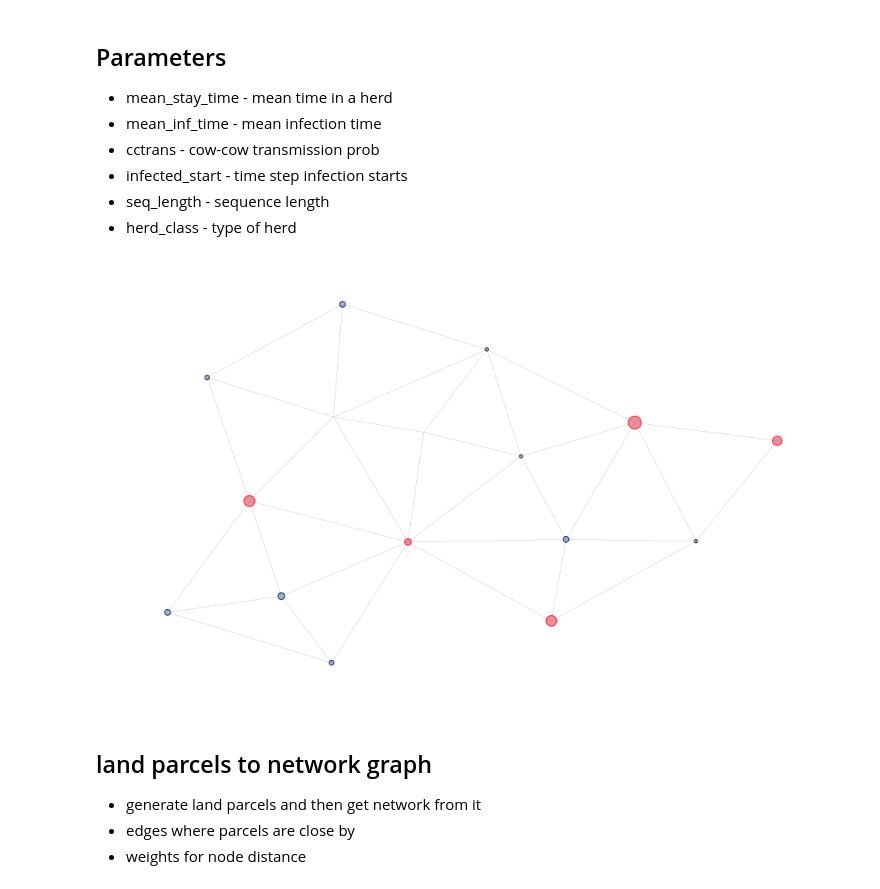
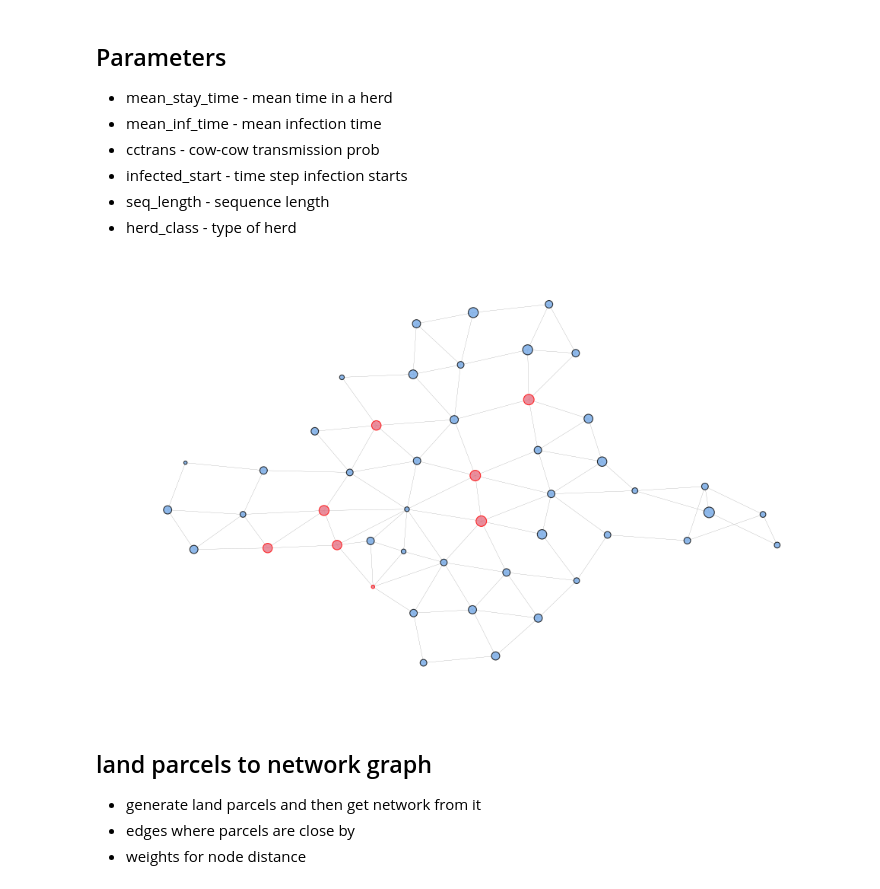
Before and after one commit to dmnfarrell/btbabm, a Jupyter notebook: notebooks/abm_simulation.ipynb, the cells around one changed output. Drawn from its saved outputs; the diff is of its cells as text; code cells hidden in the pictures.

```diff
--- a/notebooks/abm_simulation.ipynb
+++ b/notebooks/abm_simulation.ipynb
@@ -34,11 +36,11 @@ from btbabm import utils
 * seq_length - sequence length
 * herd_class - type of herd
 # %%
-model = models.FarmPathogenModel(F=10,C=20,S=6)
+model = models.FarmPathogenModel(F=40,C=200,S=8)
 fig,ax=plt.subplots(1,1,figsize=(10,6))
 utils.plot_grid(model,ax=ax,colorby='loc_type')
 # %% [output]
-[figure, old version]
+[figure, new version]
 # %% [markdown]
 ## land parcels to network graph
 
```
Also changed, not shown: parts of 19 cells of this notebook, 6 other files.
